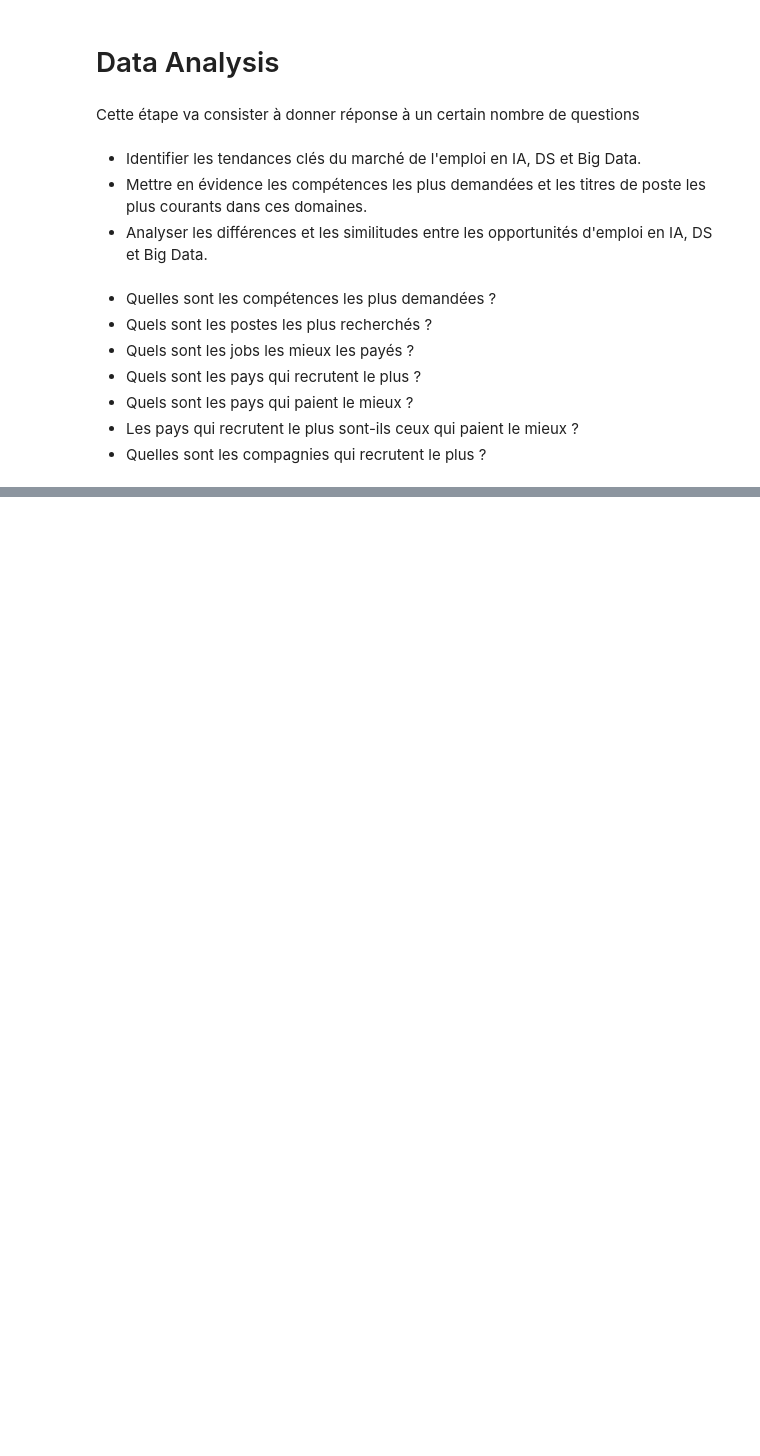
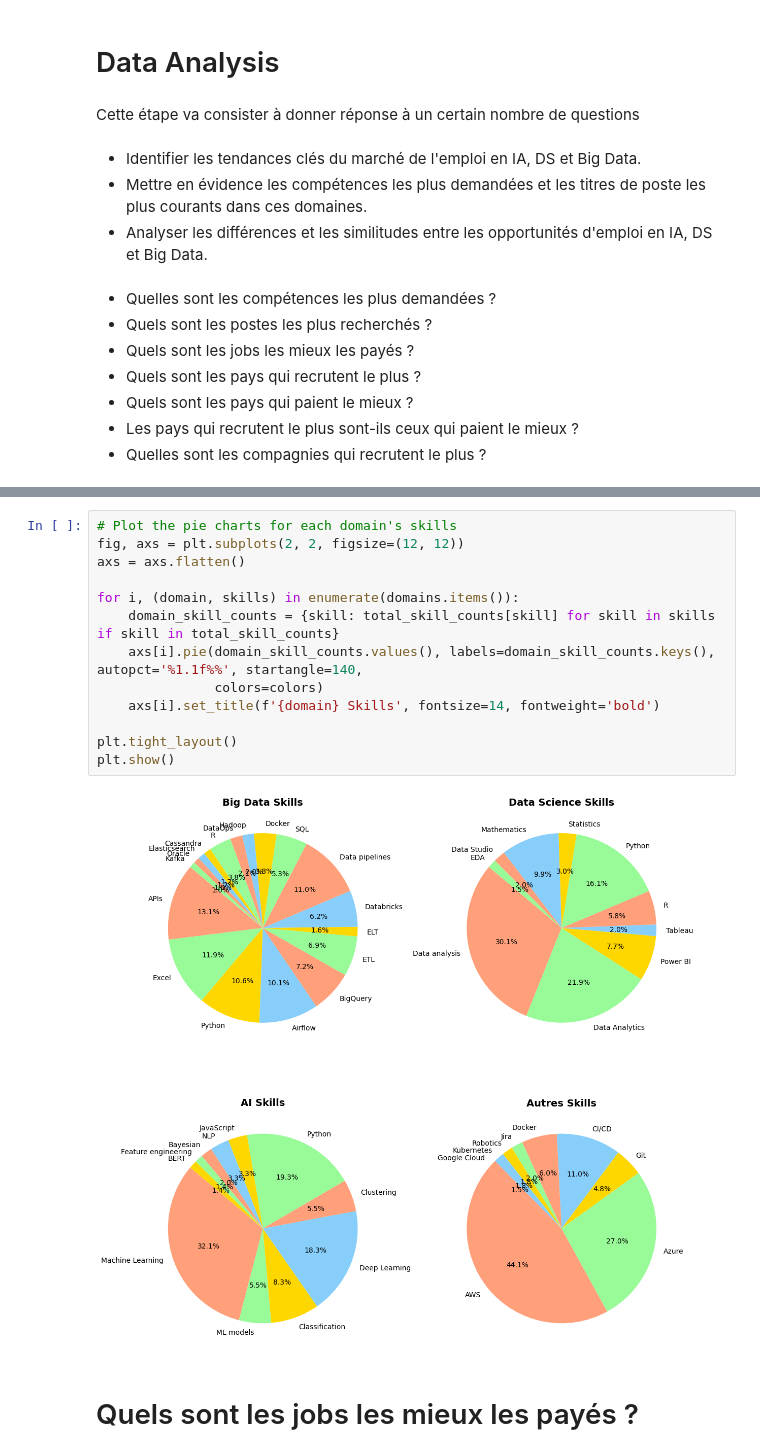
Before and after one commit to Hammilidi/Jobs, a Jupyter notebook: Jobs_Analysis.ipynb, the cells around one changed output, grey strips where cells are left out. Drawn from its saved outputs; the diff is of its cells as text; blank space fills up the shorter version.

Commit message:
Jobs les mieux payés

```diff
--- a/Jobs_Analysis.ipynb
+++ b/Jobs_Analysis.ipynb
@@ -810,0 +782,17 @@ TypeError: sort() got an unexpected keyword argument 'asc'
+# %%
+# Plot the pie charts for each domain's skills
+fig, axs = plt.subplots(2, 2, figsize=(12, 12))
+axs = axs.flatten()
+
+for i, (domain, skills) in enumerate(domains.items()):
+    domain_skill_counts = {skill: total_skill_counts[skill] for skill in skills if skill in total_skill_counts}
+    axs[i].pie(domain_skill_counts.values(), labels=domain_skill_counts.keys(), autopct='%1.1f%%', startangle=140,
+               colors=colors)
+    axs[i].set_title(f'{domain} Skills', fontsize=14, fontweight='bold')
+
+plt.tight_layout()
+plt.show()
+# %% [output]
+[figure, added]
+# %% [markdown]
+# Quels sont les jobs les mieux les payés ?
```
Also changed, not shown: parts of 44 cells of this notebook.
